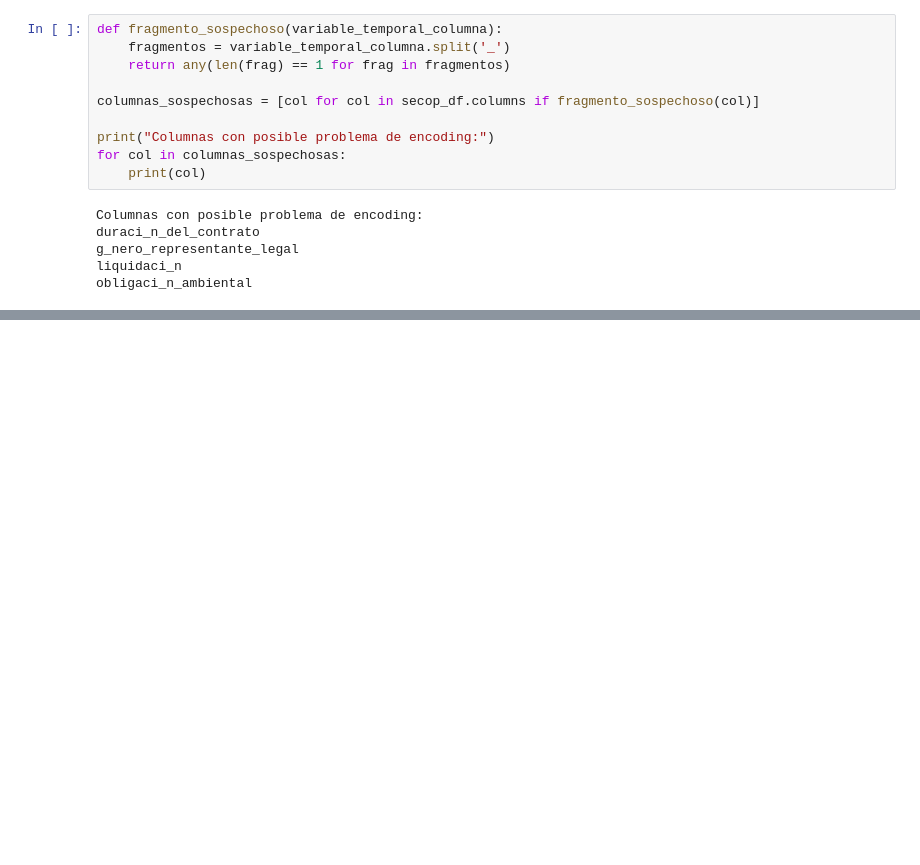
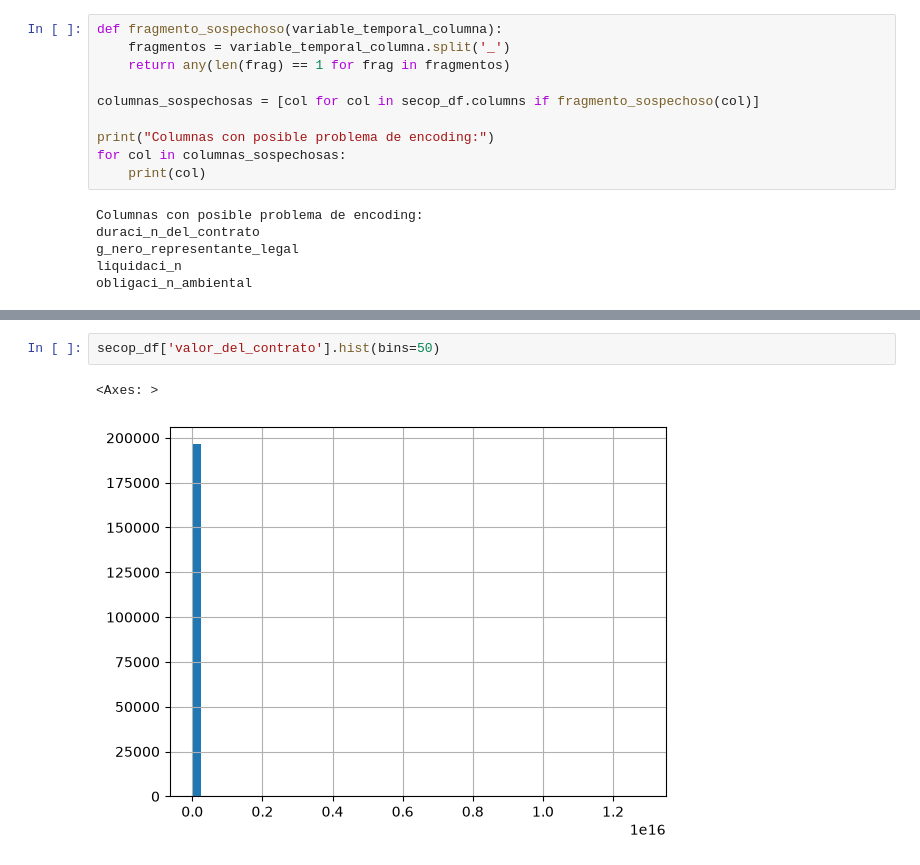
Before and after one commit to rporras10/secop-eda, a Jupyter notebook: eda_secop.ipynb, the cells around one changed output, grey strips where cells are left out. Cells and saved outputs as stored; diff of their text form; blank space fills up the shorter version.

```diff
--- a/eda_secop.ipynb
+++ b/eda_secop.ipynb
@@ -66,0 +181,5 @@ obligaci_n_ambiental
+# %%
+secop_df['valor_del_contrato'].hist(bins=50)
+# %% [output]
+<Axes: >
+[figure, added]
```
Also changed, not shown: parts of 12 cells of this notebook.
